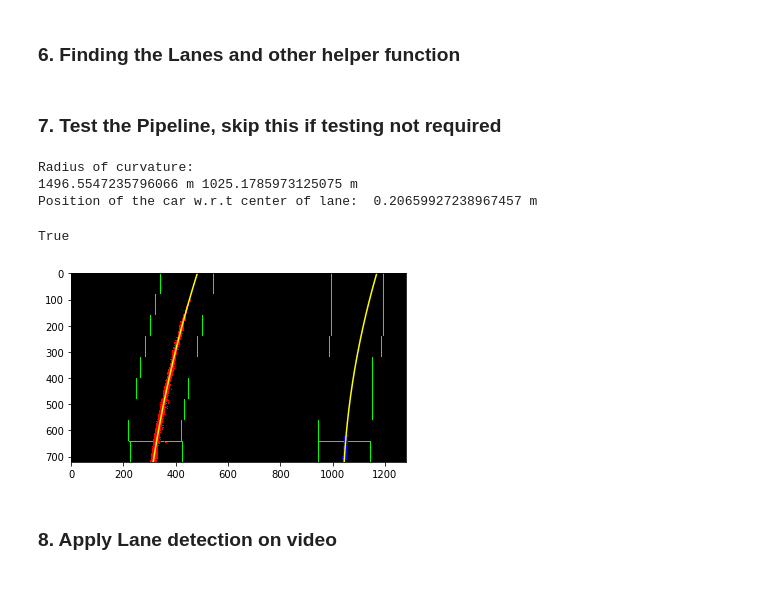
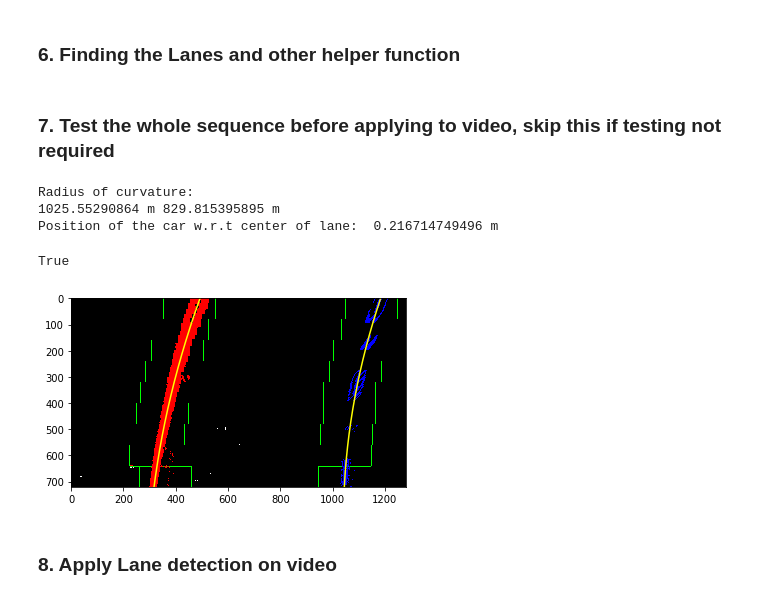
Before and after one commit to tamoghna21/CarND-Advanced-Lane-Lines, a Jupyter notebook: Advanced_Lane_Finding.ipynb, the cells around one changed output. Cells and saved outputs as stored; diff of their text form; code cells hidden in the pictures.

```diff
--- a/Advanced_Lane_Finding.ipynb
+++ b/Advanced_Lane_Finding.ipynb
@@ -508,22 +488,52 @@ def pipeline(img,last_detected,left_fit_last=[np.array([False])],right_fit_last=
 # %% [markdown]
-### 7. Test the Pipeline, skip this if testing not required
+### 7. Test the whole sequence before applying to video, skip this if testing not required
-# %%
-#Test the pipeline
-img = cv2.imread('test_images/test3.jpg')
-
-detected,left_fit,right_fit,left_curverad,right_curverad,deviation,result_img,left_fit_diff_coeff,right_fit_diff_coeff,leftx,lefty,rightx,righty,left_lane_base_pos,right_lane_base_pos = pipeline(img,last_detected=False, visualitation=True)
-
-
-print('Radius of curvature:')
-print(left_curverad, 'm', right_curverad, 'm')
-print('Position of the car w.r.t center of lane: ',deviation, 'm')
-cv2.imwrite('test_images/example_output_test3.jpg',result_img)
-# %% [output]
-Radius of curvature:
-1496.5547235796066 m 1025.1785973125075 m
-Position of the car w.r.t center of lane:  0.20659927238967457 m
-True
-[figure, removed]
+# %%
+#Test the pipeline
+img = cv2.imread('test_images/test3.jpg')
+
+undist = undistort(img)
+binary_output2 = color_gradient_thresh(undist,s_thresh=(140,255),sx_thresh=(20,100))
+
+#Applying perspective
+img_size2 = (binary_output2.shape[1], binary_output2.shape[0])
+binary_warped2 = cv2.warpPerspective(binary_output2, M, img_size2, flags=cv2.INTER_LINEAR)
+
+#Find Lanes and raduis of curvature
+(left_fit,right_fit,left_curverad,right_curverad,detected,left_fit_diff_coeff,right_fit_diff_coeff,leftx,lefty,rightx,righty,left_lane_base_pos,right_lane_base_pos) = find_lanes(binary_warped2,
+                                                                                      last_detected = False,visualization=True)
+
+
+
+result_img = draw_lanes(undist, binary_warped2,left_fit,right_fit)
+
+radius_of_curv = (left_curverad+right_curverad)/2
+radcurv_string = "Radius of Curvature = " + str(round(radius_of_curv,4)) +"(m)"
+center_of_car = (right_lane_base_pos - left_lane_base_pos)/2
+if center_of_car > 0:
+    center_of_car_string = "Vehicle is " + str(round(abs(center_of_car),4)) +"m" + " left of center"
+else:
+    center_of_car_string = "Vehicle is " + str(round(abs(center_of_car),4)) +"m" + " right of center"
+###Overlay Text on the image
+font = cv2.FONT_HERSHEY_SIMPLEX
+bottomLeftCornerOfText =(350,50)
+bottomLeftCornerOfText2 =(350,100)
+fontScale = 1
+fontColor =(255,255,255)
+lineType =2
+cv2.putText(result_img,radcurv_string,bottomLeftCornerOfText,font,fontScale,fontColor,lineType)
+cv2.putText(result_img,center_of_car_string,bottomLeftCornerOfText2,font,fontScale,fontColor,lineType)
+
+
+print('Radius of curvature:')
+print(left_curverad, 'm', right_curverad, 'm')
+print('Position of the car w.r.t center of lane: ',str((right_lane_base_pos - left_lane_base_pos)/2), 'm')
+cv2.imwrite('output_images/example_output_test3.jpg',result_img)
+# %% [output]
+Radius of curvature:
+1025.55290864 m 829.815395895 m
+Position of the car w.r.t center of lane:  0.216714749496 m
+True
+[figure, added]
 # %% [markdown]
 ### 8. Apply Lane detection on video
 # %%
```
Also changed, not shown: parts of 6 cells of this notebook, 36 other files.
